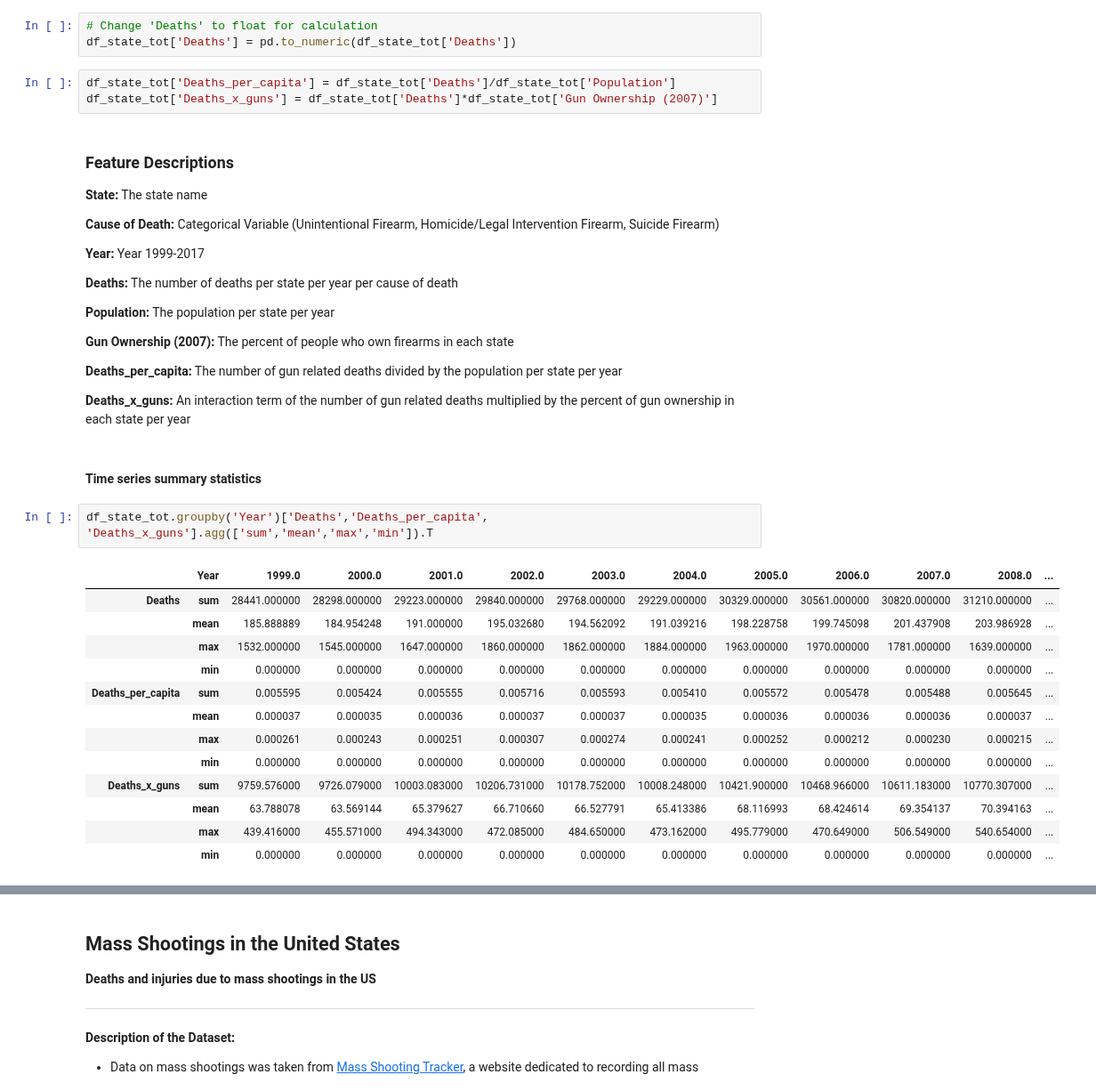
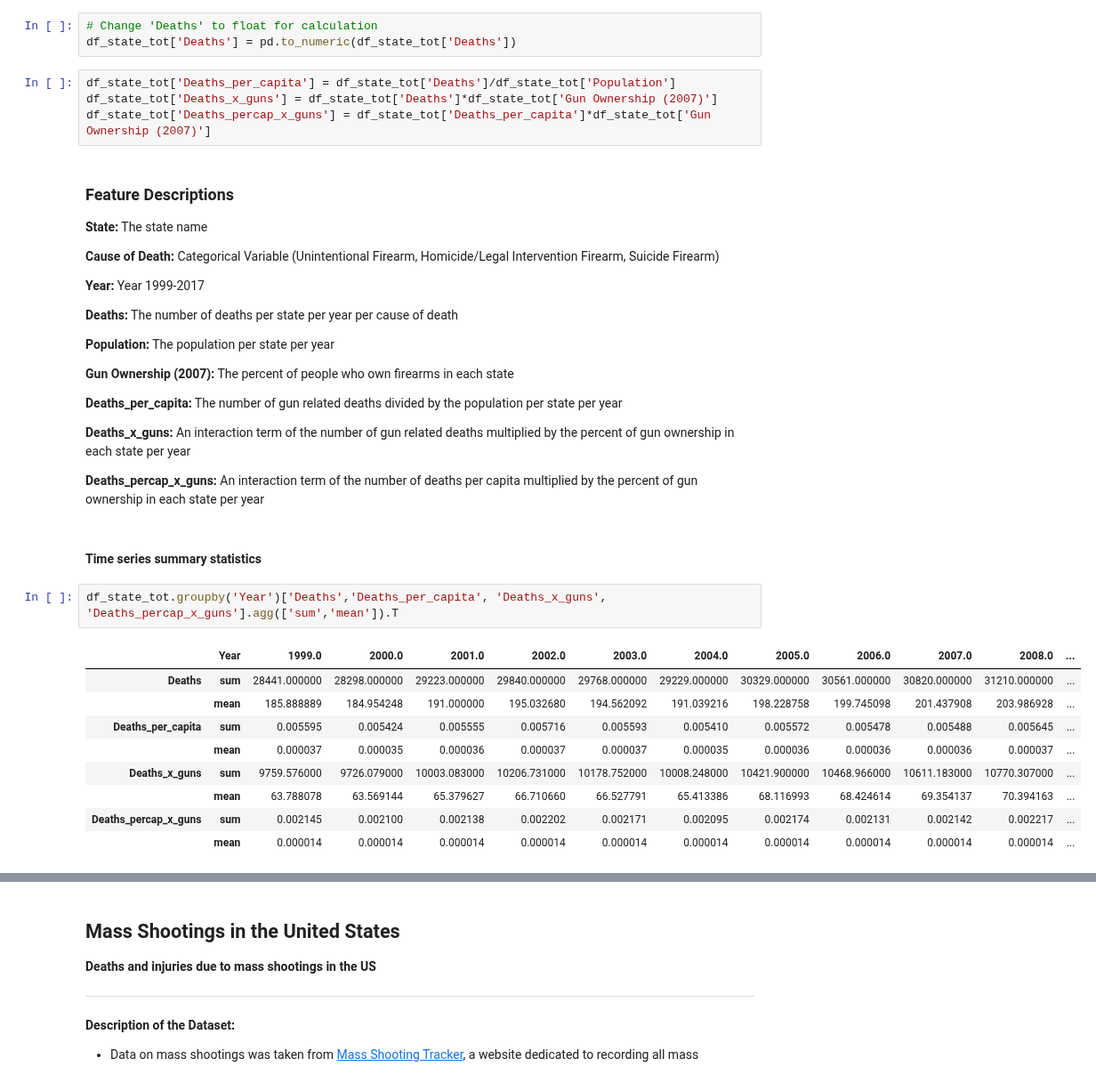
Before and after one commit to mayjai/US-Gun-Exploration-Visualization, a Jupyter notebook: US_Gun_Exploration.ipynb, the cells around one changed output, grey strips where cells are left out. Shown at 89% size. Drawn from its saved outputs; the diff is of its cells as text.

```diff
--- a/US_Gun_Exploration.ipynb
+++ b/US_Gun_Exploration.ipynb
@@ -276,6 +276,7 @@ df_state_tot['Deaths'] = pd.to_numeric(df_state_tot['Deaths'])
 # %%
 df_state_tot['Deaths_per_capita'] = df_state_tot['Deaths']/df_state_tot['Population']
 df_state_tot['Deaths_x_guns'] = df_state_tot['Deaths']*df_state_tot['Gun Ownership (2007)']
+df_state_tot['Deaths_percap_x_guns'] = df_state_tot['Deaths_per_capita']*df_state_tot['Gun Ownership (2007)']
 # %% [markdown]
 ### Feature Descriptions
 
@@ -294,22 +295,20 @@ df_state_tot['Deaths_x_guns'] = df_state_tot['Deaths']*df_state_tot['Gun Ownersh
 **Deaths_per_capita:** The number of gun related deaths divided by the population per state per year
 
 **Deaths_x_guns:** An interaction term of the number of gun related deaths multiplied by the percent of gun ownership in each state per year
+
+**Deaths_percap_x_guns:** An interaction term of the number of deaths per capita multiplied by the percent of gun ownership in each state per year
 # %% [markdown]
 #### Time series summary statistics
 # %%
-df_state_tot.groupby('Year')['Deaths','Deaths_per_capita', 'Deaths_x_guns'].agg(['sum','mean','max','min']).T
+df_state_tot.groupby('Year')['Deaths','Deaths_per_capita', 'Deaths_x_guns', 'Deaths_percap_x_guns'].agg(['sum','mean']).T
 # %% [output]
 |  | Year | 1999.0 | 2000.0 | 2001.0 | 2002.0 | 2003.0 | 2004.0 | 2005.0 | 2006.0 | 2007.0 | 2008.0 | ... |
 | Deaths | sum | 28441.000000 | 28298.000000 | 29223.000000 | 29840.000000 | 29768.000000 | 29229.000000 | 30329.000000 | 30561.000000 | 30820.000000 | 31210.000000 | ... |
 |  | mean | 185.888889 | 184.954248 | 191.000000 | 195.032680 | 194.562092 | 191.039216 | 198.228758 | 199.745098 | 201.437908 | 203.986928 | ... |
-|  | max | 1532.000000 | 1545.000000 | 1647.000000 | 1860.000000 | 1862.000000 | 1884.000000 | 1963.000000 | 1970.000000 | 1781.000000 | 1639.000000 | ... |
-|  | min | 0.000000 | 0.000000 | 0.000000 | 0.000000 | 0.000000 | 0.000000 | 0.000000 | 0.000000 | 0.000000 | 0.000000 | ... |
 | Deaths_per_capita | sum | 0.005595 | 0.005424 | 0.005555 | 0.005716 | 0.005593 | 0.005410 | 0.005572 | 0.005478 | 0.005488 | 0.005645 | ... |
 |  | mean | 0.000037 | 0.000035 | 0.000036 | 0.000037 | 0.000037 | 0.000035 | 0.000036 | 0.000036 | 0.000036 | 0.000037 | ... |
-|  | max | 0.000261 | 0.000243 | 0.000251 | 0.000307 | 0.000274 | 0.000241 | 0.000252 | 0.000212 | 0.000230 | 0.000215 | ... |
-|  | min | 0.000000 | 0.000000 | 0.000000 | 0.000000 | 0.000000 | 0.000000 | 0.000000 | 0.000000 | 0.000000 | 0.000000 | ... |
 | Deaths_x_guns | sum | 9759.576000 | 9726.079000 | 10003.083000 | 10206.731000 | 10178.752000 | 10008.248000 | 10421.900000 | 10468.966000 | 10611.183000 | 10770.307000 | ... |
 |  | mean | 63.788078 | 63.569144 | 65.379627 | 66.710660 | 66.527791 | 65.413386 | 68.116993 | 68.424614 | 69.354137 | 70.394163 | ... |
-|  | max | 439.416000 | 455.571000 | 494.343000 | 472.085000 | 484.650000 | 473.162000 | 495.779000 | 470.649000 | 506.549000 | 540.654000 | ... |
-|  | min | 0.000000 | 0.000000 | 0.000000 | 0.000000 | 0.000000 | 0.000000 | 0.000000 | 0.000000 | 0.000000 | 0.000000 | ... |
+| Deaths_percap_x_guns | sum | 0.002145 | 0.002100 | 0.002138 | 0.002202 | 0.002171 | 0.002095 | 0.002174 | 0.002131 | 0.002142 | 0.002217 | ... |
+|  | mean | 0.000014 | 0.000014 | 0.000014 | 0.000014 | 0.000014 | 0.000014 | 0.000014 | 0.000014 | 0.000014 | 0.000014 | ... |
 # %% [markdown]
```
Also changed, not shown: parts of 2 cells of this notebook.
